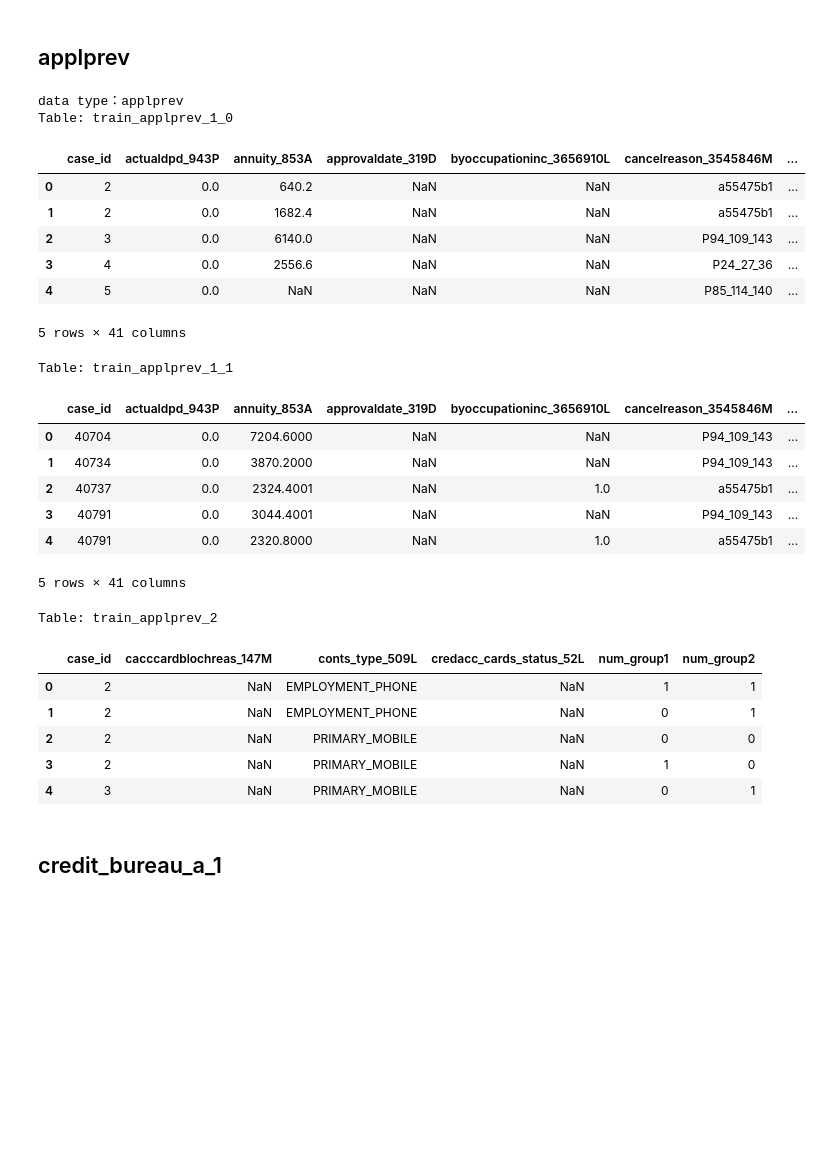
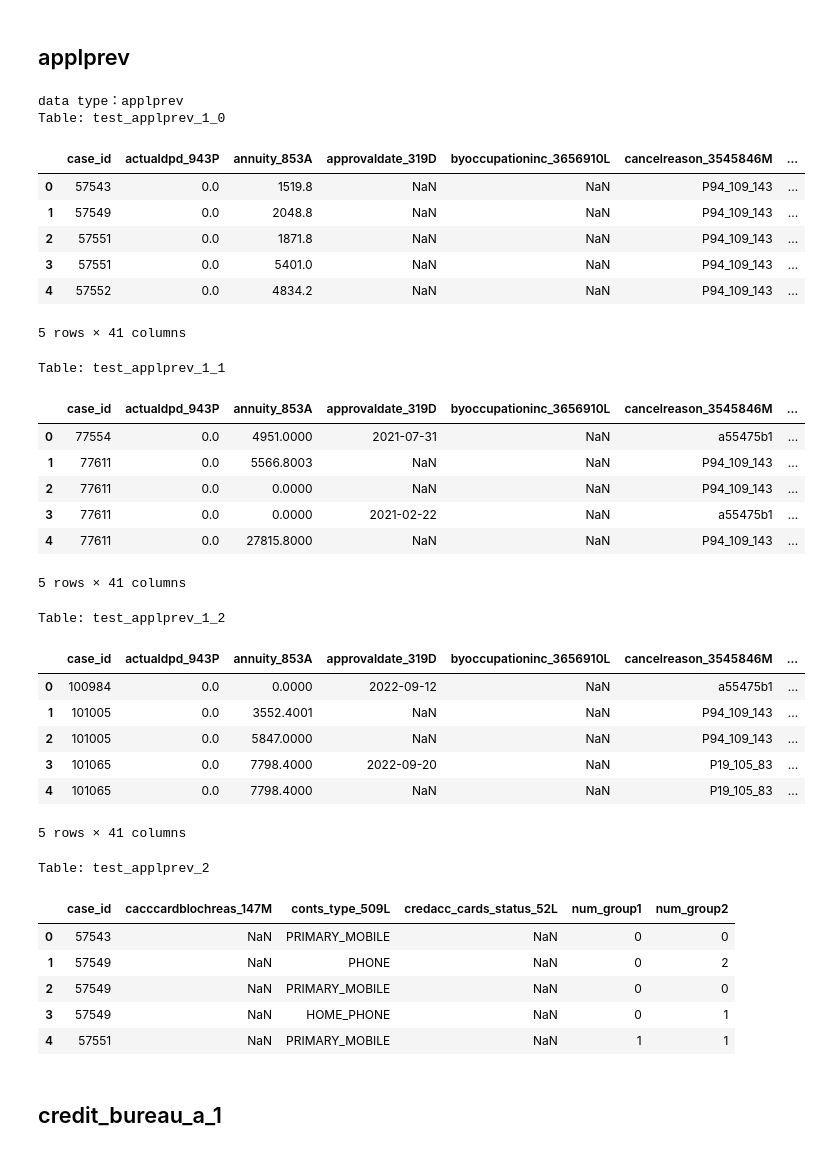
Before and after one commit to godyamap/kaggle, a Jupyter notebook: home_credit/data_check.ipynb, the cells around one changed output. Saved outputs shown, nothing was run; the diff lists cells and outputs as text; code cells hidden in the pictures; blank space fills up the shorter version.

```diff
--- a/home_credit/data_check.ipynb
+++ b/home_credit/data_check.ipynb
@@ -53,45 +53,53 @@ Table: test_base
 # %%
 target_data_type = 'applprev'
 print(f'data type：{target_data_type}')
 
 # ディレクトリ内の条件に合致するCSVファイルのリストを取得
-csv_files = [f for f in os.listdir(dataPath + "csv_files/train/") if f.endswith('.csv') and target_data_type in f]
+csv_files = [f for f in os.listdir(dataPath + "csv_files/test/") if f.endswith('.csv') and target_data_type in f]
 
 # 条件に合致するCSVファイルを読み込み、変数に格納し、テーブル名と先頭5行を表示
 for file in sorted(csv_files):
     # ファイル名から拡張子を除いた名前を変数名として使用
     variable_name = file.replace('.csv', '')
     # CSVファイルを読み込み
-    globals()[variable_name] = pd.read_csv(dataPath + "csv_files/train/" + file, nrows=5)
+    globals()[variable_name] = pd.read_csv(dataPath + "csv_files/test/" + file, nrows=5)
     # テーブル名を表示
     print(f"Table: {variable_name}")
     # 先頭5行を表示
     display(globals()[variable_name].head())
 # %% [output]
 data type：applprev
-Table: train_applprev_1_0
+Table: test_applprev_1_0
 |  | case_id | actualdpd_943P | annuity_853A | approvaldate_319D | byoccupationinc_3656910L | cancelreason_3545846M | ... |
-| 0 | 2 | 0.0 | 640.2 | NaN | NaN | a55475b1 | ... |
-| 1 | 2 | 0.0 | 1682.4 | NaN | NaN | a55475b1 | ... |
-| 2 | 3 | 0.0 | 6140.0 | NaN | NaN | P94_109_143 | ... |
-| 3 | 4 | 0.0 | 2556.6 | NaN | NaN | P24_27_36 | ... |
-| 4 | 5 | 0.0 | NaN | NaN | NaN | P85_114_140 | ... |
+| 0 | 57543 | 0.0 | 1519.8 | NaN | NaN | P94_109_143 | ... |
+| 1 | 57549 | 0.0 | 2048.8 | NaN | NaN | P94_109_143 | ... |
+| 2 | 57551 | 0.0 | 1871.8 | NaN | NaN | P94_109_143 | ... |
+| 3 | 57551 | 0.0 | 5401.0 | NaN | NaN | P94_109_143 | ... |
+| 4 | 57552 | 0.0 | 4834.2 | NaN | NaN | P94_109_143 | ... |
 5 rows × 41 columns
-Table: train_applprev_1_1
+Table: test_applprev_1_1
 |  | case_id | actualdpd_943P | annuity_853A | approvaldate_319D | byoccupationinc_3656910L | cancelreason_3545846M | ... |
-| 0 | 40704 | 0.0 | 7204.6000 | NaN | NaN | P94_109_143 | ... |
-| 1 | 40734 | 0.0 | 3870.2000 | NaN | NaN | P94_109_143 | ... |
-| 2 | 40737 | 0.0 | 2324.4001 | NaN | 1.0 | a55475b1 | ... |
-| 3 | 40791 | 0.0 | 3044.4001 | NaN | NaN | P94_109_143 | ... |
-| 4 | 40791 | 0.0 | 2320.8000 | NaN | 1.0 | a55475b1 | ... |
+| 0 | 77554 | 0.0 | 4951.0000 | 2021-07-31 | NaN | a55475b1 | ... |
+| 1 | 77611 | 0.0 | 5566.8003 | NaN | NaN | P94_109_143 | ... |
+| 2 | 77611 | 0.0 | 0.0000 | NaN | NaN | P94_109_143 | ... |
+| 3 | 77611 | 0.0 | 0.0000 | 2021-02-22 | NaN | a55475b1 | ... |
+| 4 | 77611 | 0.0 | 27815.8000 | NaN | NaN | P94_109_143 | ... |
 5 rows × 41 columns
-Table: train_applprev_2
+Table: test_applprev_1_2
-|  | case_id | cacccardblochreas_147M | conts_type_509L | credacc_cards_status_52L | num_group1 | num_group2 |
-| 0 | 2 | NaN | EMPLOYMENT_PHONE | NaN | 1 | 1 |
-| 1 | 2 | NaN | EMPLOYMENT_PHONE | NaN | 0 | 1 |
-| 2 | 2 | NaN | PRIMARY_MOBILE | NaN | 0 | 0 |
-| 3 | 2 | NaN | PRIMARY_MOBILE | NaN | 1 | 0 |
-| 4 | 3 | NaN | PRIMARY_MOBILE | NaN | 0 | 1 |
+|  | case_id | actualdpd_943P | annuity_853A | approvaldate_319D | byoccupationinc_3656910L | cancelreason_3545846M | ... |
+| 0 | 100984 | 0.0 | 0.0000 | 2022-09-12 | NaN | a55475b1 | ... |
+| 1 | 101005 | 0.0 | 3552.4001 | NaN | NaN | P94_109_143 | ... |
+| 2 | 101005 | 0.0 | 5847.0000 | NaN | NaN | P94_109_143 | ... |
+| 3 | 101065 | 0.0 | 7798.4000 | 2022-09-20 | NaN | P19_105_83 | ... |
+| 4 | 101065 | 0.0 | 7798.4000 | NaN | NaN | P19_105_83 | ... |
+5 rows × 41 columns
+Table: test_applprev_2
+|  | case_id | cacccardblochreas_147M | conts_type_509L | credacc_cards_status_52L | num_group1 | num_group2 |
+| 0 | 57543 | NaN | PRIMARY_MOBILE | NaN | 0 | 0 |
+| 1 | 57549 | NaN | PHONE | NaN | 0 | 2 |
+| 2 | 57549 | NaN | PRIMARY_MOBILE | NaN | 0 | 0 |
+| 3 | 57549 | NaN | HOME_PHONE | NaN | 0 | 1 |
+| 4 | 57551 | NaN | PRIMARY_MOBILE | NaN | 1 | 1 |
 # %% [markdown]
 ## credit_bureau_a_1
 # %%
```
Also changed, not shown: parts of 10 cells of this notebook.
